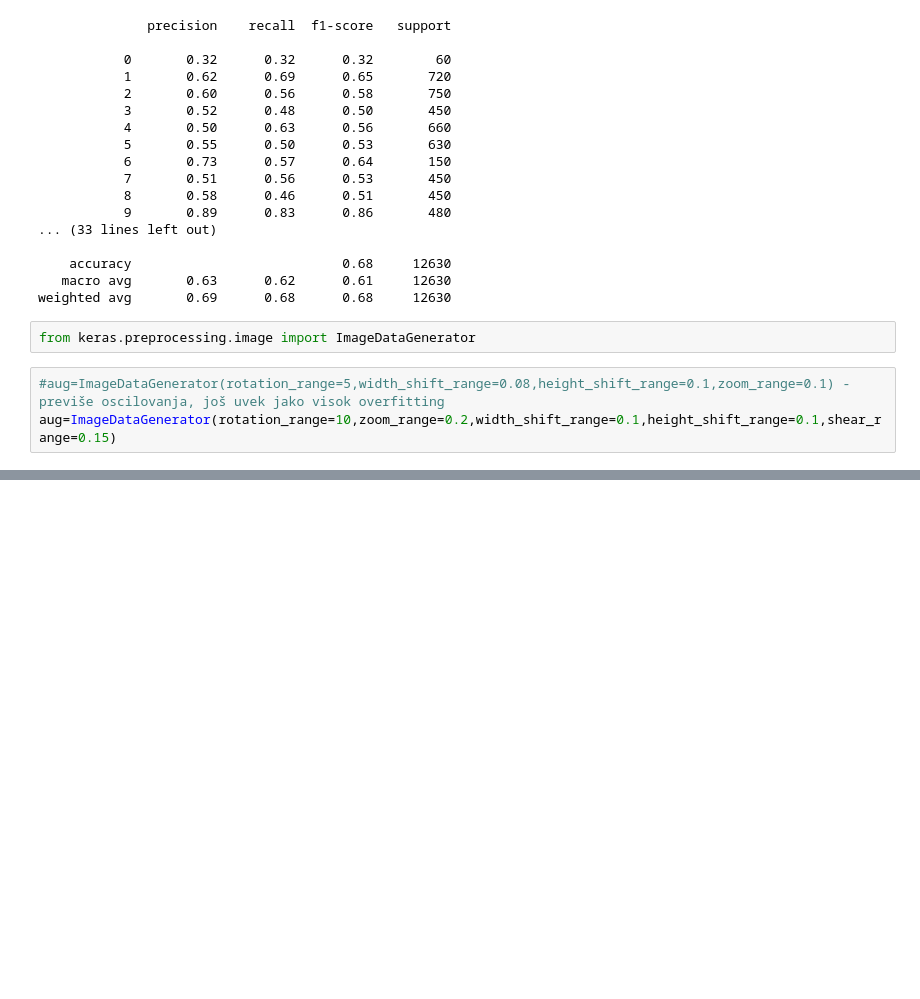
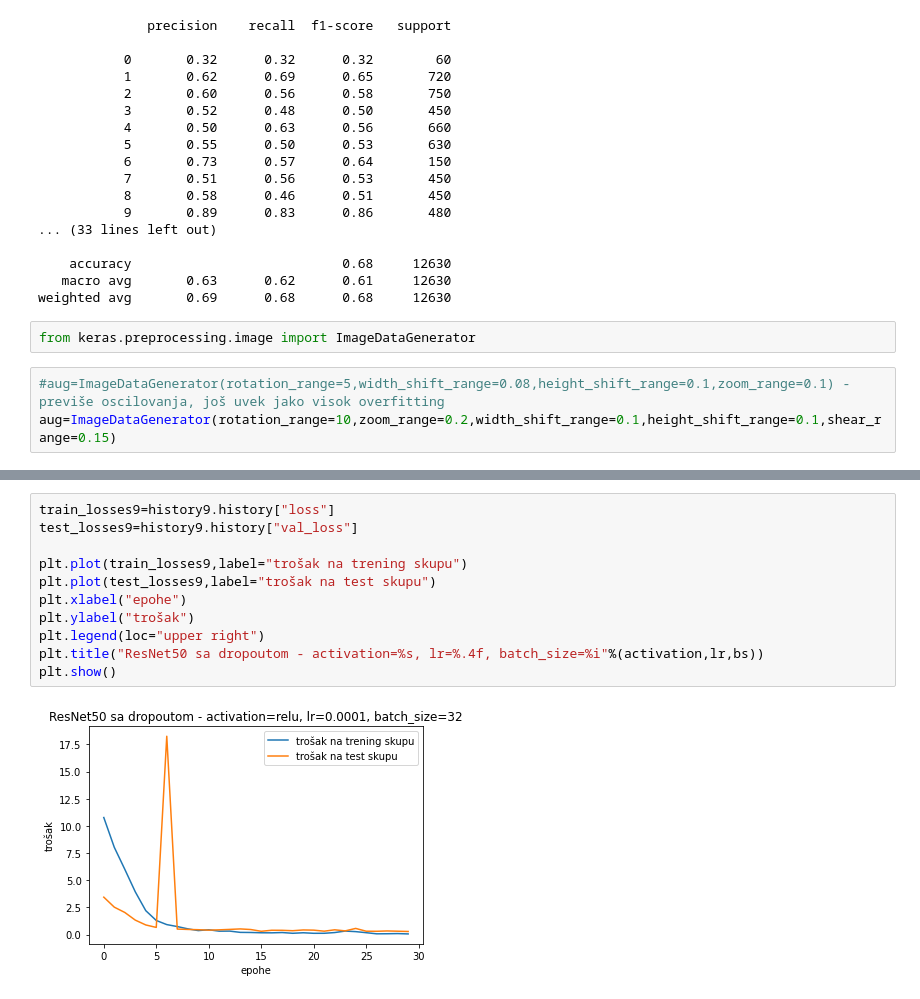
Before and after one commit to DaniloJ97/diplomski, a Jupyter notebook: Rezidualne.ipynb, the cells around one changed output, grey strips where cells are left out. Saved outputs shown, nothing was run; the diff lists cells and outputs as text; blank space fills up the shorter version.

```diff
--- a/Rezidualne.ipynb
+++ b/Rezidualne.ipynb
@@ -1169,0 +1141,13 @@ plt.show()
+# %%
+train_losses9=history9.history["loss"]
+test_losses9=history9.history["val_loss"]
+
+plt.plot(train_losses9,label="trošak na trening skupu")
+plt.plot(test_losses9,label="trošak na test skupu")
+plt.xlabel("epohe")
+plt.ylabel("trošak")
+plt.legend(loc="upper right")
+plt.title("ResNet50 sa dropoutom - activation=%s, lr=%.4f, batch_size=%i"%(activation,lr,bs))
+plt.show()
+# %% [output]
+[figure, added]
```
Also changed, not shown: parts of 17 cells of this notebook.
